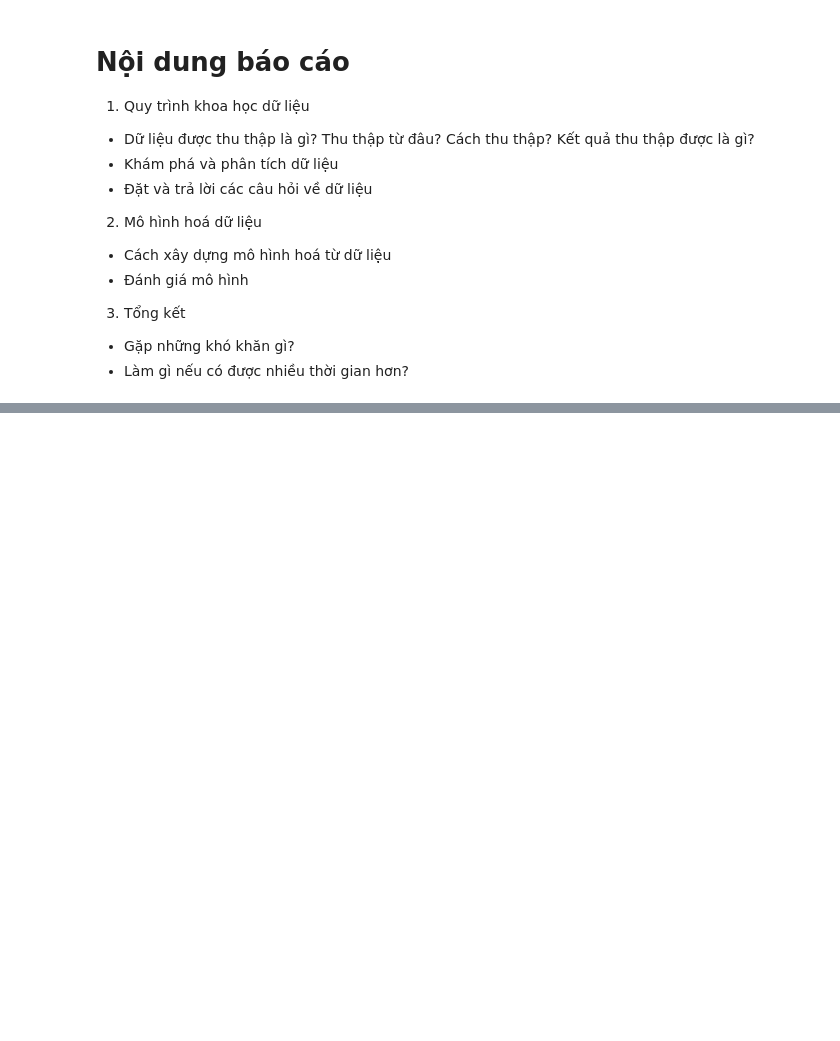
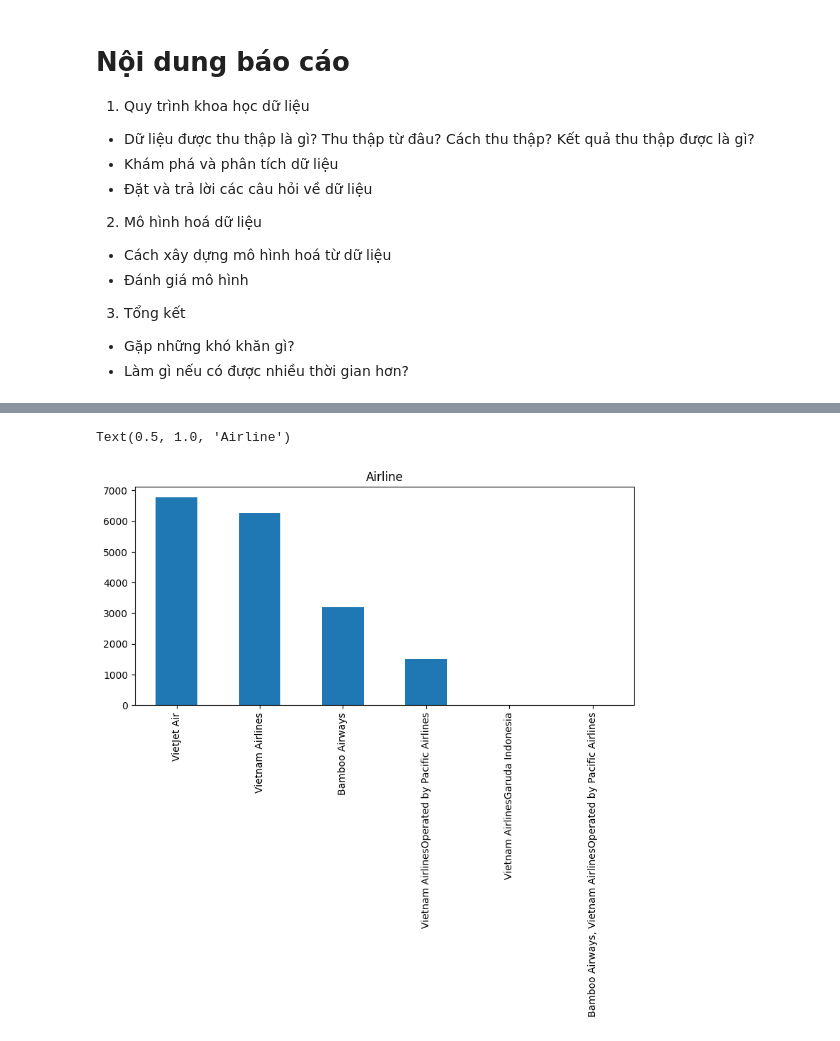
Before and after one commit to PhiHung160420/airline_data_analysis, a Jupyter notebook: report.ipynb, the cells around one changed output, grey strips where cells are left out. Drawn from its saved outputs; the diff is of its cells as text; code cells hidden in the pictures; blank space fills up the shorter version.

```diff
--- a/report.ipynb
+++ b/report.ipynb
@@ -38,0 +59,4 @@
+# %%
+df = pd.read_csv('/content/drive/MyDrive/ColabNotebooks/crawled_data/clean_flight.csv')
+df = df.drop(['Unnamed: 0'], axis=1)
+df.head()
@@ -38,0 +70,8 @@
+# %%
+plt.figure(figsize=(20, 4))
+plt.subplot(121)
+df['Airline(s)'].value_counts().plot(kind='bar')
+plt.title('Airline')
+# %% [output]
+Text(0.5, 1.0, 'Airline')
+[figure, added]
```
Also changed, not shown: parts of 22 cells of this notebook.
